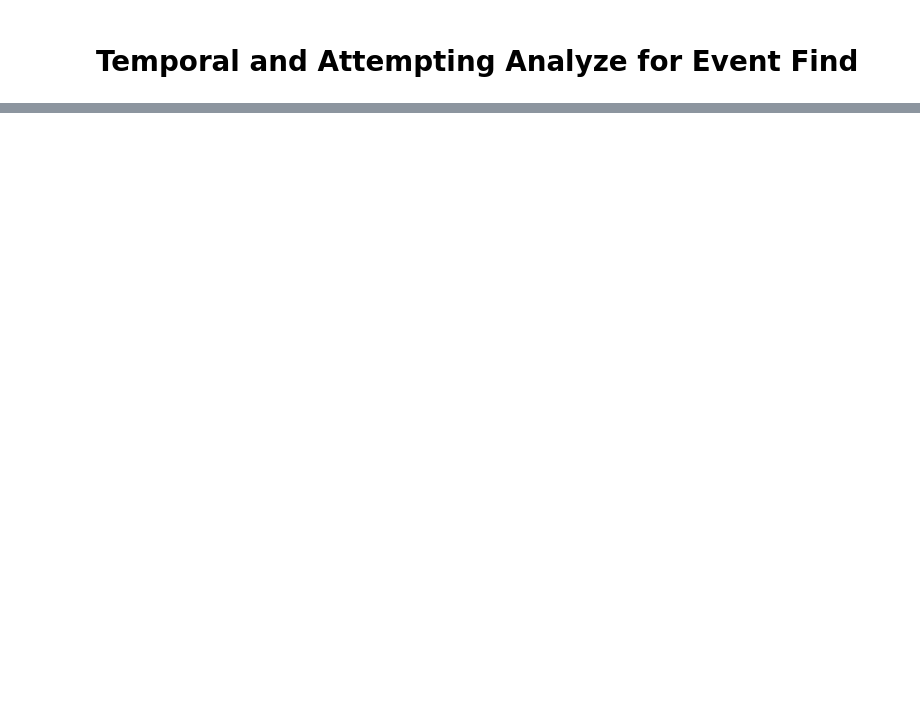
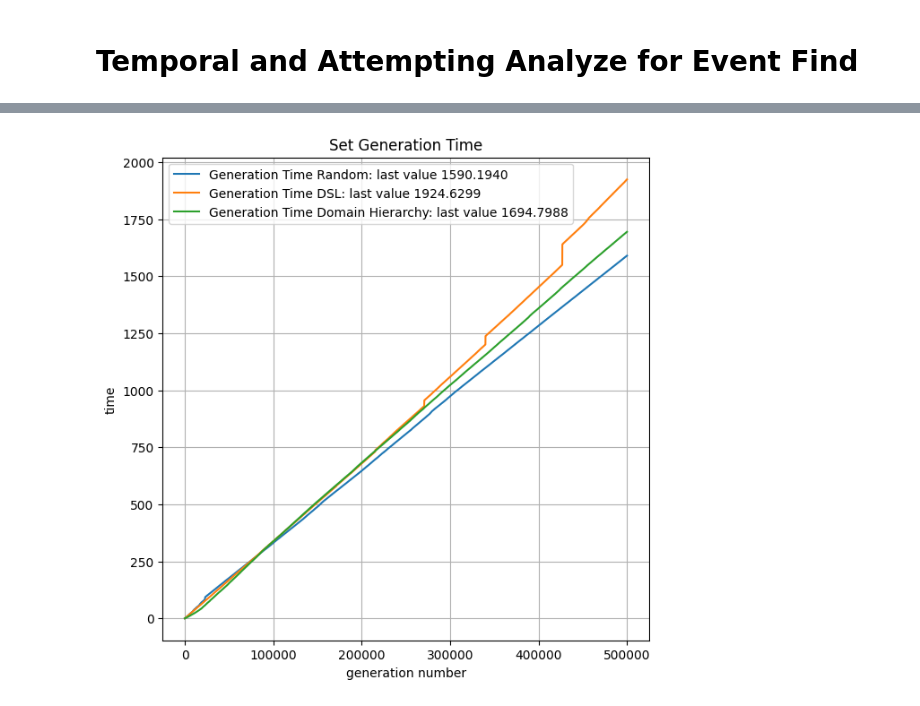
Before and after one commit to danielorlando97/search-space, a Jupyter notebook: experimentation/data_analyze.ipynb, the cells around one changed output, grey strips where cells are left out. Drawn from its saved outputs; the diff is of its cells as text; code cells hidden in the pictures; blank space fills up the shorter version.

```diff
--- a/experimentation/data_analyze.ipynb
+++ b/experimentation/data_analyze.ipynb
@@ -224,0 +399,64 @@ plt.plot()
+# %%
+_, ax = plt.subplots(1, 1, figsize=(7, 7))
+
+df = pd.read_csv('csv/even_randint_fixed_data.csv')
+
+X = df['iter_num'].unique()
+df = df.groupby('iter_num')
+Y1 = tools.computing_time(df['time'].mean())
+t = df['time'].mean().sum().tolist()
+l = df['time'].mean().iloc[-1]
+Y2 = df['attempts'].mean()
+a = df['attempts'].mean().mean().tolist()
+Y2 = df['value_repetition'].mean()
+v = df['value_repetition'].mean().mean().tolist()
+
+
+ax.plot(X, Y1, f'C{0}', label=f'Generation Time Random: last value {t:.4f}')
+
+
+df = pd.read_csv('csv/even_dsl_fixed_data.csv')
+
+X = df['iter_num'].unique()
+df = df.groupby('iter_num')
+Y1 = tools.computing_time(df['time'].mean())
+t = df['time'].mean().sum().tolist()
+l = df['time'].mean().iloc[-1]
+Y2 = df['attempts'].mean()
+a = df['attempts'].mean().mean().tolist()
+Y2 = df['value_repetition'].mean()
+v = df['value_repetition'].mean().mean().tolist()
+
+
+ax.plot(X, Y1, f'C{1}', label=f'Generation Time DSL: last value {t:.4f}')
+
+
+
+
+df = pd.read_csv('csv/even_fixed_data.csv')
+
+X = df['iter_num'].unique()
+df = df.groupby('iter_num')
+Y1 = tools.computing_time(df['time'].mean())
+t = df['time'].mean().sum().tolist()
+l = df['time'].mean().iloc[-1]
+Y2 = df['attempts'].mean()
+a = df['attempts'].mean().mean().tolist()
+Y2 = df['value_repetition'].mean()
+v = df['value_repetition'].mean().mean().tolist()
+
+
+ax.plot(X, Y1, f'C{2}', label=f'Generation Time Domain Hierarchy: last value {t:.4f}')
+
+
+ax.grid(True)
+ax.set_xlabel("generation number")
+ax.set_ylabel("time")
+ax.set_title("Set Generation Time")
+ax.legend()
+
+
+# plt.plot()
+_ = plt.savefig("exp6.png")
+# %% [output]
+[figure, added]
```
Also changed, not shown: parts of 19 cells of this notebook, 25 other files.
